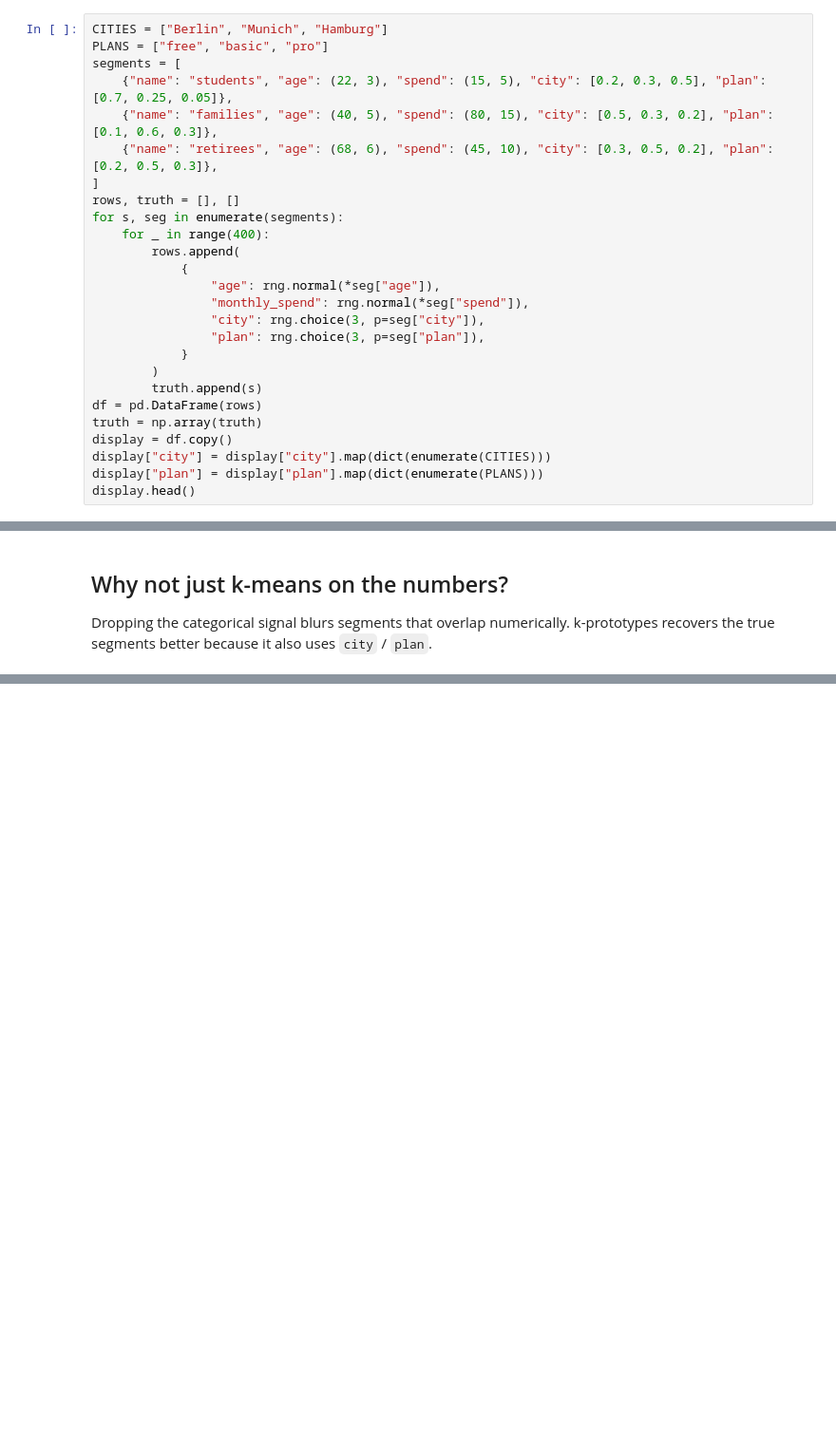
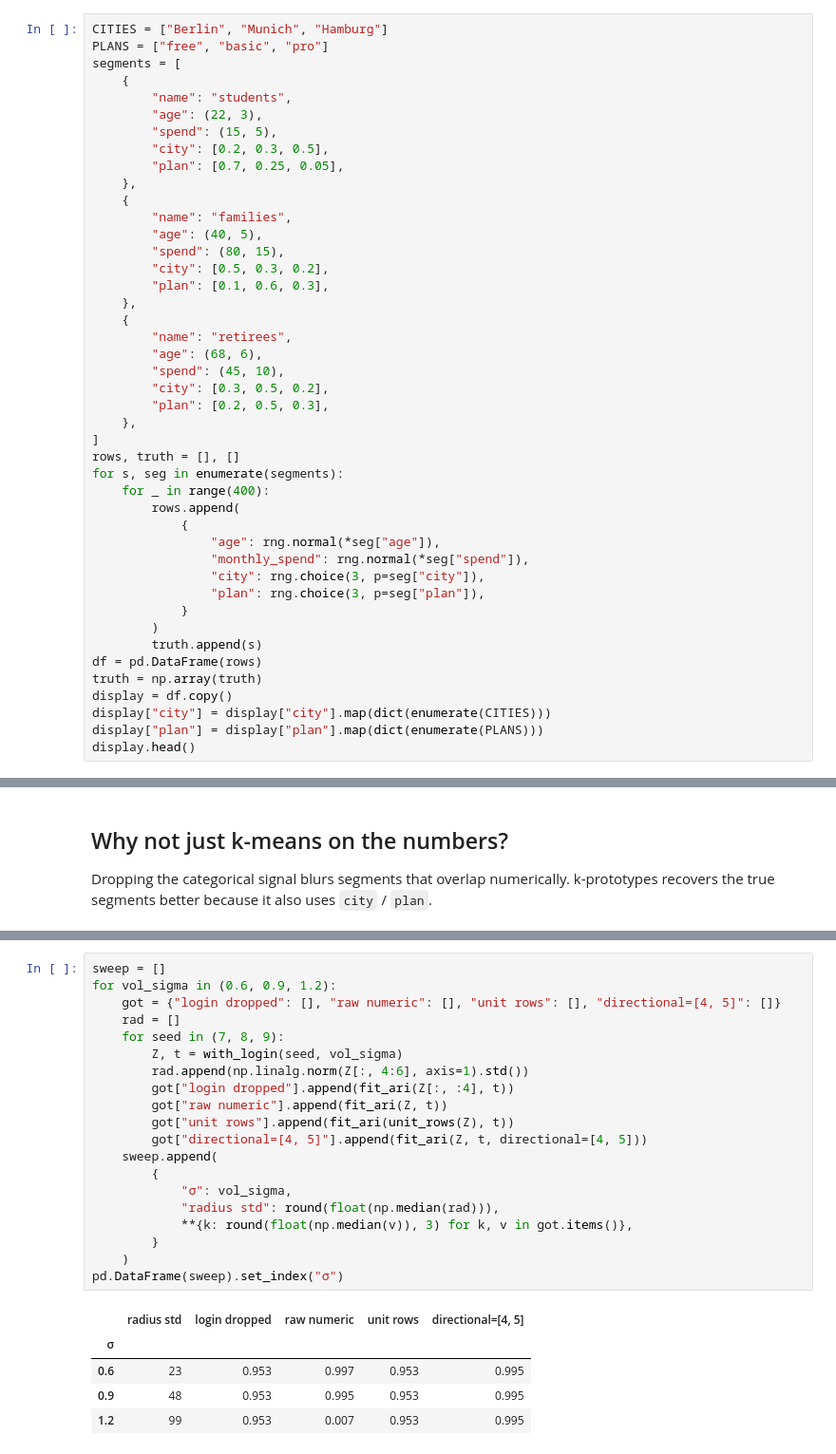
Before and after one commit to ilgrad/betula-cluster, a Jupyter notebook: examples/07_mixed_data_kprototypes.ipynb, the cells around one changed output, grey strips where cells are left out. Shown at 95% size. Drawn from its saved outputs; the diff is of its cells as text; blank space fills up the shorter version.

```diff
--- a/examples/07_mixed_data_kprototypes.ipynb
+++ b/examples/07_mixed_data_kprototypes.ipynb
@@ -37,9 +38,27 @@ categorical ones (city, plan): students, families, and retirees.
 CITIES = ["Berlin", "Munich", "Hamburg"]
 PLANS = ["free", "basic", "pro"]
 segments = [
-    {"name": "students", "age": (22, 3), "spend": (15, 5), "city": [0.2, 0.3, 0.5], "plan": [0.7, 0.25, 0.05]},
-    {"name": "families", "age": (40, 5), "spend": (80, 15), "city": [0.5, 0.3, 0.2], "plan": [0.1, 0.6, 0.3]},
-    {"name": "retirees", "age": (68, 6), "spend": (45, 10), "city": [0.3, 0.5, 0.2], "plan": [0.2, 0.5, 0.3]},
+    {
+        "name": "students",
+        "age": (22, 3),
+        "spend": (15, 5),
+        "city": [0.2, 0.3, 0.5],
+        "plan": [0.7, 0.25, 0.05],
+    },
+    {
+        "name": "families",
+        "age": (40, 5),
+        "spend": (80, 15),
+        "city": [0.5, 0.3, 0.2],
+        "plan": [0.1, 0.6, 0.3],
+    },
+    {
+        "name": "retirees",
+        "age": (68, 6),
+        "spend": (45, 10),
+        "city": [0.3, 0.5, 0.2],
+        "plan": [0.2, 0.5, 0.3],
+    },
 ]
 rows, truth = [], []
 for s, seg in enumerate(segments):
@@ -155,0 +237,26 @@ pd.DataFrame(
+# %%
+sweep = []
+for vol_sigma in (0.6, 0.9, 1.2):
+    got = {"login dropped": [], "raw numeric": [], "unit rows": [], "directional=[4, 5]": []}
+    rad = []
+    for seed in (7, 8, 9):
+        Z, t = with_login(seed, vol_sigma)
+        rad.append(np.linalg.norm(Z[:, 4:6], axis=1).std())
+        got["login dropped"].append(fit_ari(Z[:, :4], t))
+        got["raw numeric"].append(fit_ari(Z, t))
+        got["unit rows"].append(fit_ari(unit_rows(Z), t))
+        got["directional=[4, 5]"].append(fit_ari(Z, t, directional=[4, 5]))
+    sweep.append(
+        {
+            "σ": vol_sigma,
+            "radius std": round(float(np.median(rad))),
+            **{k: round(float(np.median(v)), 3) for k, v in got.items()},
+        }
+    )
+pd.DataFrame(sweep).set_index("σ")
+# %% [output]
+|  | radius std | login dropped | raw numeric | unit rows | directional=[4, 5] |
+| σ |  |  |  |  |  |
+| 0.6 | 23 | 0.953 | 0.997 | 0.953 | 0.995 |
+| 0.9 | 48 | 0.953 | 0.995 | 0.953 | 0.995 |
+| 1.2 | 99 | 0.953 | 0.007 | 0.953 | 0.995 |
```
Also changed, not shown: parts of 10 cells of this notebook, 3 other files.
